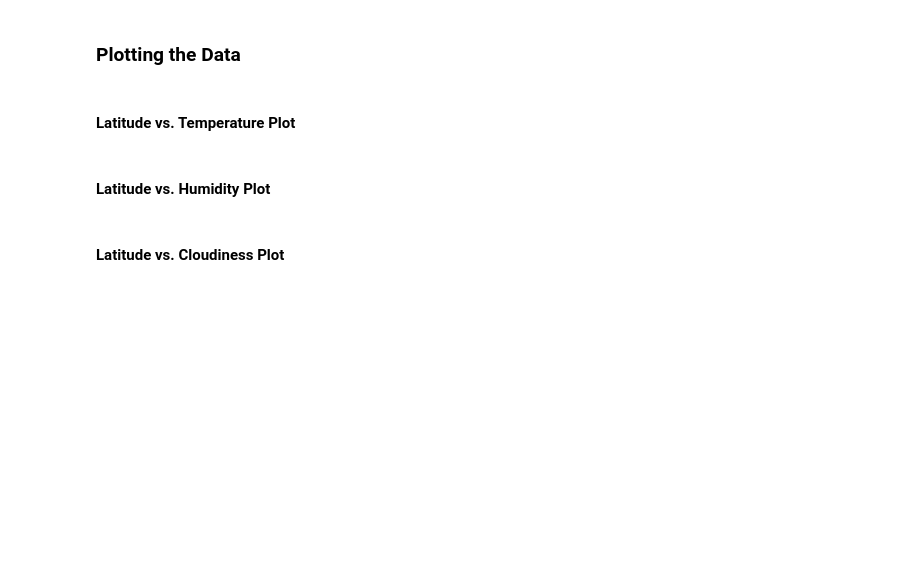
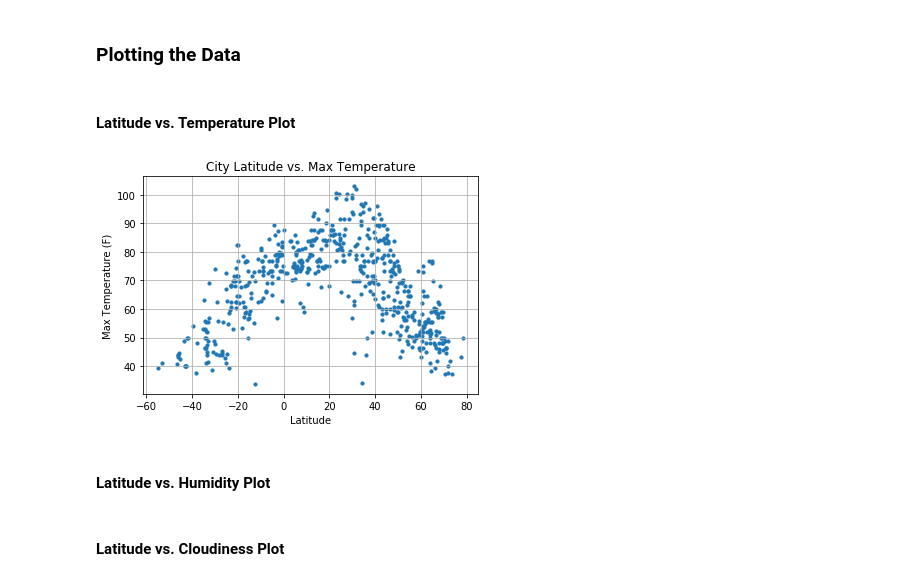
Before and after one commit to ZGrinacoff/WeatherPy, a Jupyter notebook: WeatherPy/WeatherPy.ipynb, the cells around one changed output. Drawn from its saved outputs; the diff is of its cells as text; code cells hidden in the pictures; blank space fills up the shorter version.

Commit message:
Created lat vs mx temp scatter plot

```diff
--- a/WeatherPy/WeatherPy.ipynb
+++ b/WeatherPy/WeatherPy.ipynb
@@ -157,6 +157,22 @@ df_weather.to_csv('weather_data.csv')
 ### Plotting the Data
 # %% [markdown]
 #### Latitude vs. Temperature Plot
+# %%
+# Create scatter plot for Lat vs Max Temp.
+plt.scatter(df_weather['Lat'], df_weather['Max Temperature'], marker='o', s=10)
+
+# Format axis/labels.
+plt.title('City Latitude vs. Max Temperature')
+plt.ylabel('Max Temperature (F)')
+plt.xlabel('Latitude')
+plt.grid(True)
+
+# Save the figure.
+plt.savefig('../Images/Max_Temp_vs_Lat.png')
+
+plt.show()
+# %% [output]
+[figure, added]
 # %% [markdown]
 #### Latitude vs. Humidity Plot
 # %% [markdown]
```
